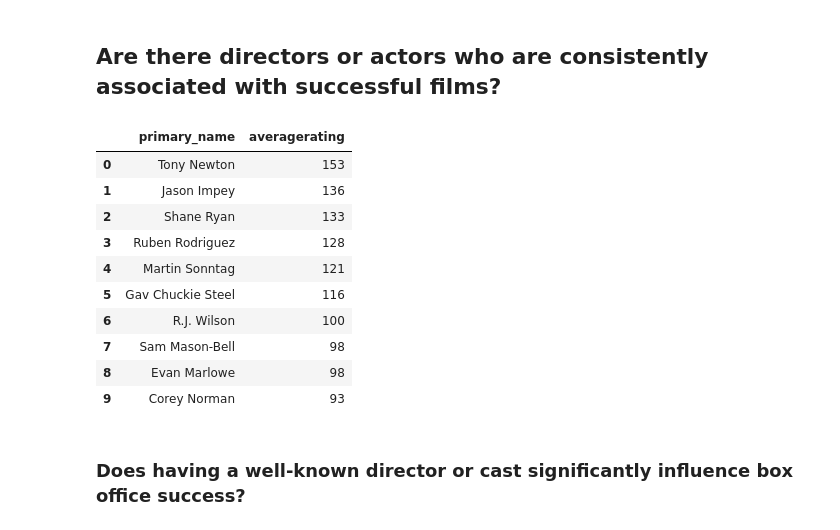
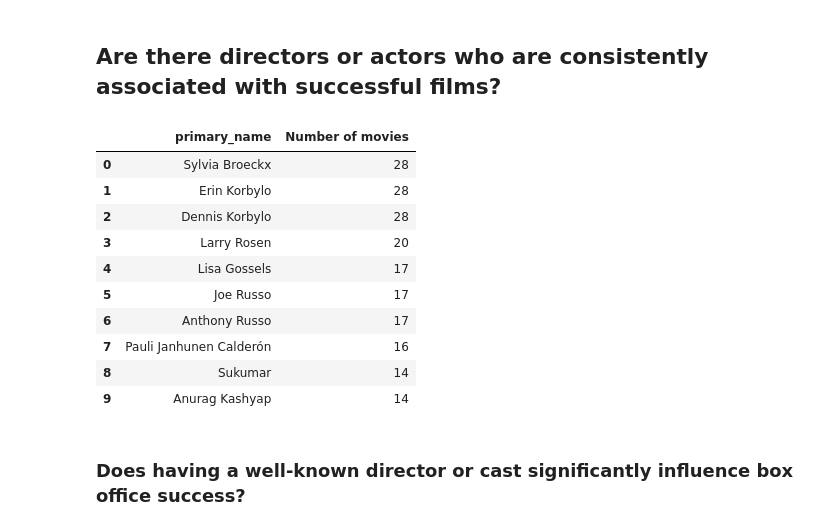
Before and after one commit to Hafsa-mohamed-Ad3n/Box-Office-Blueprint-Data-Driven-Insights-for-Microsoft-s-Movie-Studio-Launch, a Jupyter notebook: Database.ipynb, the cells around one changed output. Drawn from its saved outputs; the diff is of its cells as text; code cells hidden in the pictures.

```diff
--- a/Database.ipynb
+++ b/Database.ipynb
@@ -830,31 +789,31 @@ plt.title('Rating Distribution by Number of Genres');
 ## Are there directors or actors who are consistently associated with successful films?
 # %%
 pd.read_sql("""
-SELECT primary_name, COUNT(averagerating) as averagerating
+SELECT primary_name, COUNT(*) as 'Number of movies'
 FROM movie_basics AS mb
 JOIN movie_ratings AS mr
 ON mb.movie_id = mr.movie_id
 JOIN directors as d
 ON d.movie_id = mb.movie_id
 JOIN persons as p
 ON p.person_id = d.person_id
-WHERE averagerating BETWEEN 5.0 AND 10
+WHERE averagerating >= 8
 GROUP BY primary_name
-ORDER BY averagerating DESC
-            LIMIT 10
+ORDER BY Count(*) DESC
+LIMIT 10
 """,con)
 # %% [output]
-|  | primary_name | averagerating |
-| 0 | Tony Newton | 153 |
-| 1 | Jason Impey | 136 |
-| 2 | Shane Ryan | 133 |
-| 3 | Ruben Rodriguez | 128 |
-| 4 | Martin Sonntag | 121 |
-| 5 | Gav Chuckie Steel | 116 |
-| 6 | R.J. Wilson | 100 |
-| 7 | Sam Mason-Bell | 98 |
-| 8 | Evan Marlowe | 98 |
-| 9 | Corey Norman | 93 |
+|  | primary_name | Number of movies |
+| 0 | Sylvia Broeckx | 28 |
+| 1 | Erin Korbylo | 28 |
+| 2 | Dennis Korbylo | 28 |
+| 3 | Larry Rosen | 20 |
+| 4 | Lisa Gossels | 17 |
+| 5 | Joe Russo | 17 |
+| 6 | Anthony Russo | 17 |
+| 7 | Pauli Janhunen Calderón | 16 |
+| 8 | Sukumar | 14 |
+| 9 | Anurag Kashyap | 14 |
 # %% [markdown]
 ### Does having a well-known director or cast significantly influence box office success?
 # %%
```
Also changed, not shown: parts of 6 cells of this notebook.
